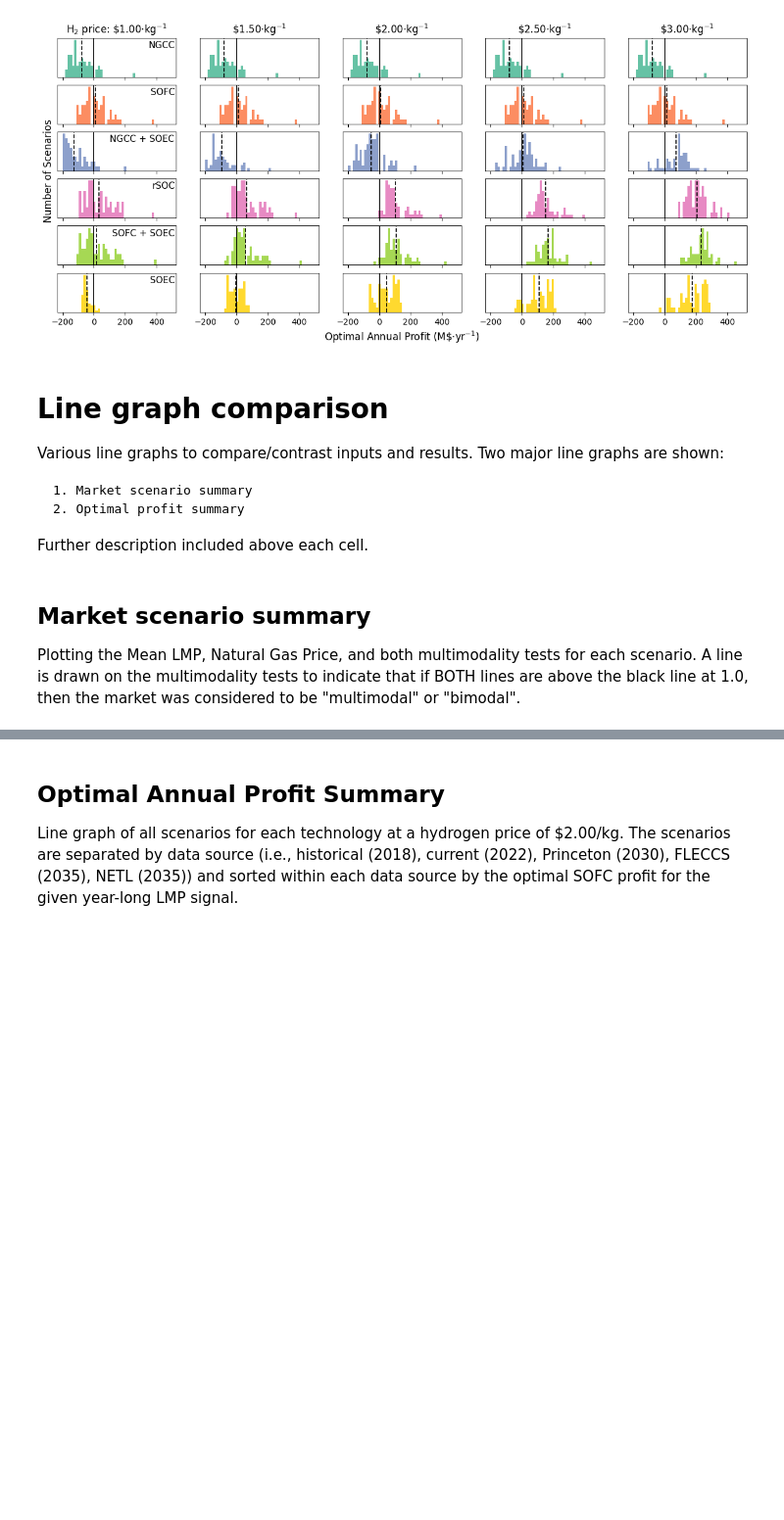
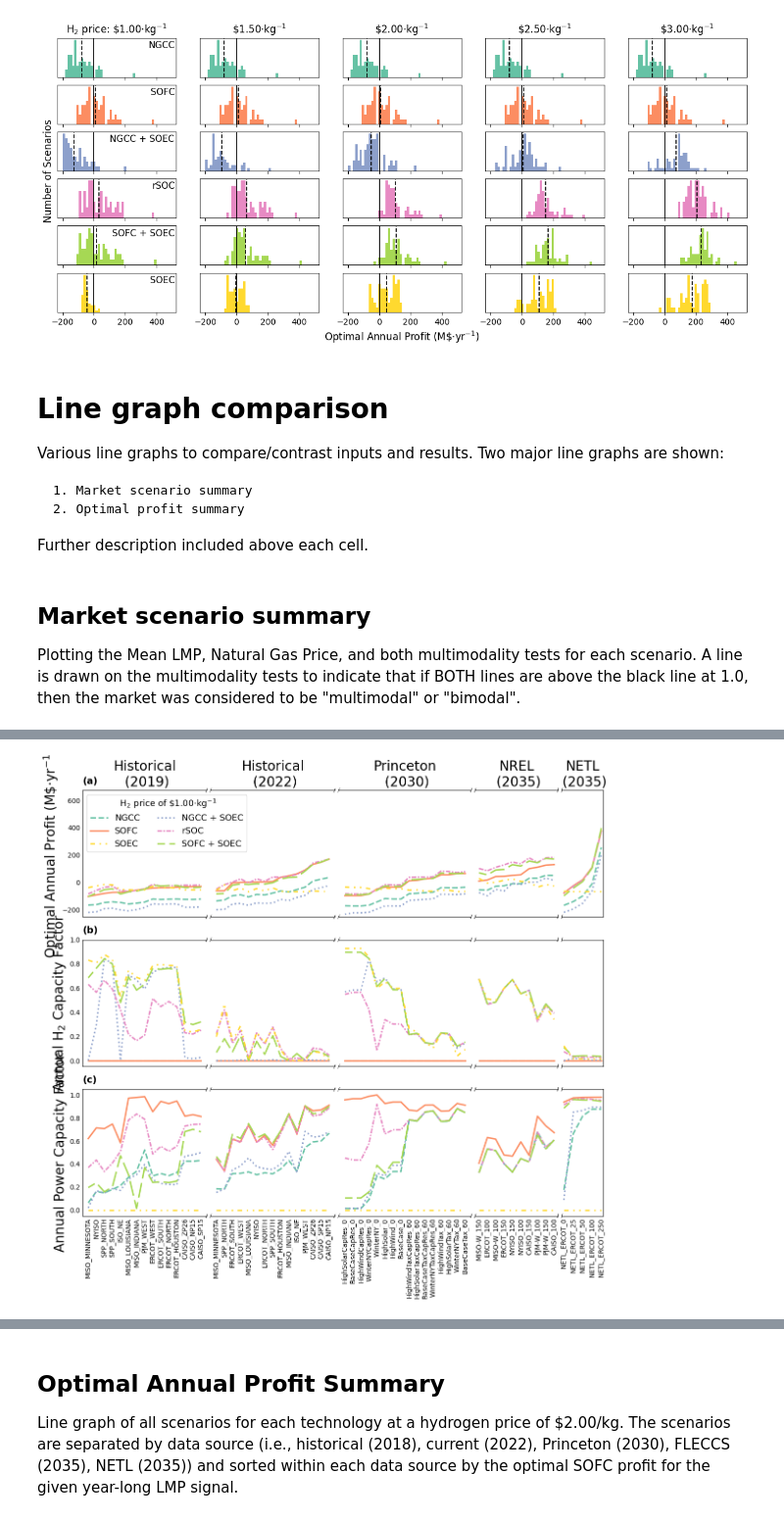
Before and after one commit to IDAES/publications, a Jupyter notebook: cortes_et_al_2023/new_figures_DJL/src/Supplementary_Figures.ipynb, the cells around one changed output, grey strips where cells are left out. Shown at 98% size. Drawn from its saved outputs; the diff is of its cells as text; code cells hidden in the pictures; blank space fills up the shorter version.

```diff
--- a/cortes_et_al_2023/new_figures_DJL/src/Supplementary_Figures.ipynb
+++ b/cortes_et_al_2023/new_figures_DJL/src/Supplementary_Figures.ipynb
@@ -200,0 +299,98 @@ plt.savefig(figure_path, format='png', dpi=450)
+# %%
+# Plotting all capacity things at the same time
+prices = [1.0, 1.5, 2.0, 2.5, 3.0]
+labels = [[1, 0], [1, 5], [2, 0], [2, 5], [3, 0]]
+
+ylabels = [r'Optimal Annual Profit (M\$$\cdot$yr$^{-1}$)', r'Annual H$_2$ Capacity Factor', r'Annual Power Capacity Factor']
+abc_labels = {0: '(a)', 1: '(b)', 2: '(c)'}
+
+for ind, price in enumerate(prices):
+    if price != 2.0:
+        pass
+    # Plotting for each hydrogen price
+    fig, axes = plt.subplots(3, 5, sharey='row', sharex='col', figsize = (12, 11.5), width_ratios=[15, 15, 16, 10, 5])
+    linestyles = {'SOFC': 'solid',
+                  'NGCC': '--',
+                  'NGCC + SOEC': ':',
+                  'SOFC + SOEC': (5, (10, 3)),
+                  'SOEC': (0, (3, 3, 1, 3, 1, 3)),
+                  'rSOC': (0, (3, 1, 1, 1))}
+
+
+    for i in range(5):
+        for ind_k, k in enumerate(['', '_H2', '_power']):
+            colors = iter([plt.cm.Set2(k) for k in range(7)])
+            for j in range(6):
+                mode_only = operating_modes[j]
+                mode = operating_modes[j] + k
+                temp_vals = total_frame.sort_values('SOFC').loc[(total_frame['Hydrogen Price'] == price) & (total_frame['Reference'] == (i + 1))]
+
+                axes[ind_k, i].plot(range(len(temp_vals[mode].values)), temp_vals[mode].values, color=next(colors), ls=linestyles[mode_only], lw=2.25, label=mode)
+                axes[ind_k, i].tick_params(axis='both', which='both', length=0)
+
+                # Axes shifted so the higher hydrogen price legend doesn't block the figure data.
+                axes[0, i].set_ylim([-250, 675])
+
+            # Renaming the x-axis with price signal names
+            tick_labels = [new_labels[i] for i in temp_vals['Name'].values]
+            axes[ind_k, i].set_xticks(range(len(tick_labels)), tick_labels, rotation=90, fontsize=10)
+
+            # Adding labels for y-axis
+            if i == 0:
+                axes[ind_k, i].set_ylabel(ylabels[ind_k], fontsize=20)
+
+            # Adding (a), (b), (c) labels for figure panels
+            if i == 0:
+                axes[ind_k, i].annotate(abc_labels[ind_k], xy=(0, 1.05), xycoords='axes fraction', fontsize=14, weight='bold')
+
+            # Adding spines for the disjointed plots
+            if i < 4:
+                axes[ind_k, i].annotate('', xy=(0.99, .975), xycoords='axes fraction', xytext=(1.01, 1.025),
+                                    arrowprops=dict(arrowstyle="-", connectionstyle='arc3', color='black', lw=0.75))
+                axes[ind_k, i].annotate('', xy=(0.99, -0.025), xycoords='axes fraction', xytext=(1.01, .025),
+                                    arrowprops=dict(arrowstyle="-", connectionstyle='arc3', color='black', lw=0.75))
+                axes[ind_k, i].spines['right'].set_visible(False)
+            if i > 0:
+                if i == 4:
+                    # NETL data small so the axis break looks weird
+                    axes[ind_k, i].annotate('', xy=(-0.0225, .975), xycoords='axes fraction', xytext=(.0225, 1.025),
+                                        arrowprops=dict(arrowstyle="-", connectionstyle='arc3', color='black', lw=0.75))
+                    axes[ind_k, i].annotate('', xy=(-0.0225, -0.025), xycoords='axes fraction', xytext=(.0225, .025),
+                                        arrowprops=dict(arrowstyle="-", connectionstyle='arc3', color='black', lw=0.75))
+                elif i == 3:
+                    # FLECCS data small so the axis break looks weird
+                    axes[ind_k, i].annotate('', xy=(-0.015, .975), xycoords='axes fraction', xytext=(0.015, 1.025),
+                                        arrowprops=dict(arrowstyle="-", connectionstyle='arc3', color='black', lw=0.75))
+                    axes[ind_k, i].annotate('', xy=(-0.015, -0.025), xycoords='axes fraction', xytext=(0.015, .025),
+                                        arrowprops=dict(arrowstyle="-", connectionstyle='arc3', color='black', lw=0.75))
+                else:
+                    axes[ind_k, i].annotate('', xy=(-0.01, .975), xycoords='axes fraction', xytext=(.01, 1.025),
+                                        arrowprops=dict(arrowstyle="-", connectionstyle='arc3', color='black', lw=0.75))
+                    axes[ind_k, i].annotate('', xy=(-0.01, -0.025), xycoords='axes fraction', xytext=(.01, .025),
+                                        arrowprops=dict(arrowstyle="-", connectionstyle='arc3', color='black', lw=0.75))
+                axes[ind_k, i].spines['left'].set_visible(False)
+            if ind_k == 0:
+                axes[ind_k, i].set_title(dataset_titles[(i + 1)], fontsize=20)
+
+
+    axes[1, 0].ylim = [0, 1]
+    axes[2, 0].ylim = [0, 1]
+    axes[1, 0].set_yticks([0, 0.2, 0.4, 0.6, 0.8, 1.0])
+    axes[2, 0].set_yticks([0, 0.2, 0.4, 0.6, 0.8, 1.0])
+    axes[0, 0].set_zorder(1)
+    # Reordering legend to be the same order as figure 1 (technology summary)
+    objs, leg_labels = axes[0, 0].get_legend_handles_labels()
+    new_order = [0, 2, 1, 4, 3, 5]
+    new_order = [0, 1, 5, 2, 3, 4]
+    legend = axes[0, 0].legend([objs[ind_obj] for ind_obj in new_order], [leg_labels[ind_obj] for ind_obj in new_order],
+                               loc='upper left', title=r' H$_2$ price of \${}.{}0'.format(labels[ind][0], labels[ind][1]) + r'$\cdot$kg$^{-1}$',
+                               bbox_to_anchor=(0.0, 1.0), ncol=2, fontsize=13)
+    plt.setp(legend.get_title(), fontsize=13)
+
+    figure_path = os.path.abspath(os.path.join(current_dir, "..", "final_figures", "SI", "H2_{}_dollar_all_line_graphs.png".format(int(10*price))))
+
+    plt.tight_layout()
+    fig.subplots_adjust(wspace=0.04)
+    plt.savefig(figure_path, format='png', dpi=450)
+# %% [output]
+[figure, added]
```
Also changed, not shown: parts of 14 cells of this notebook.
